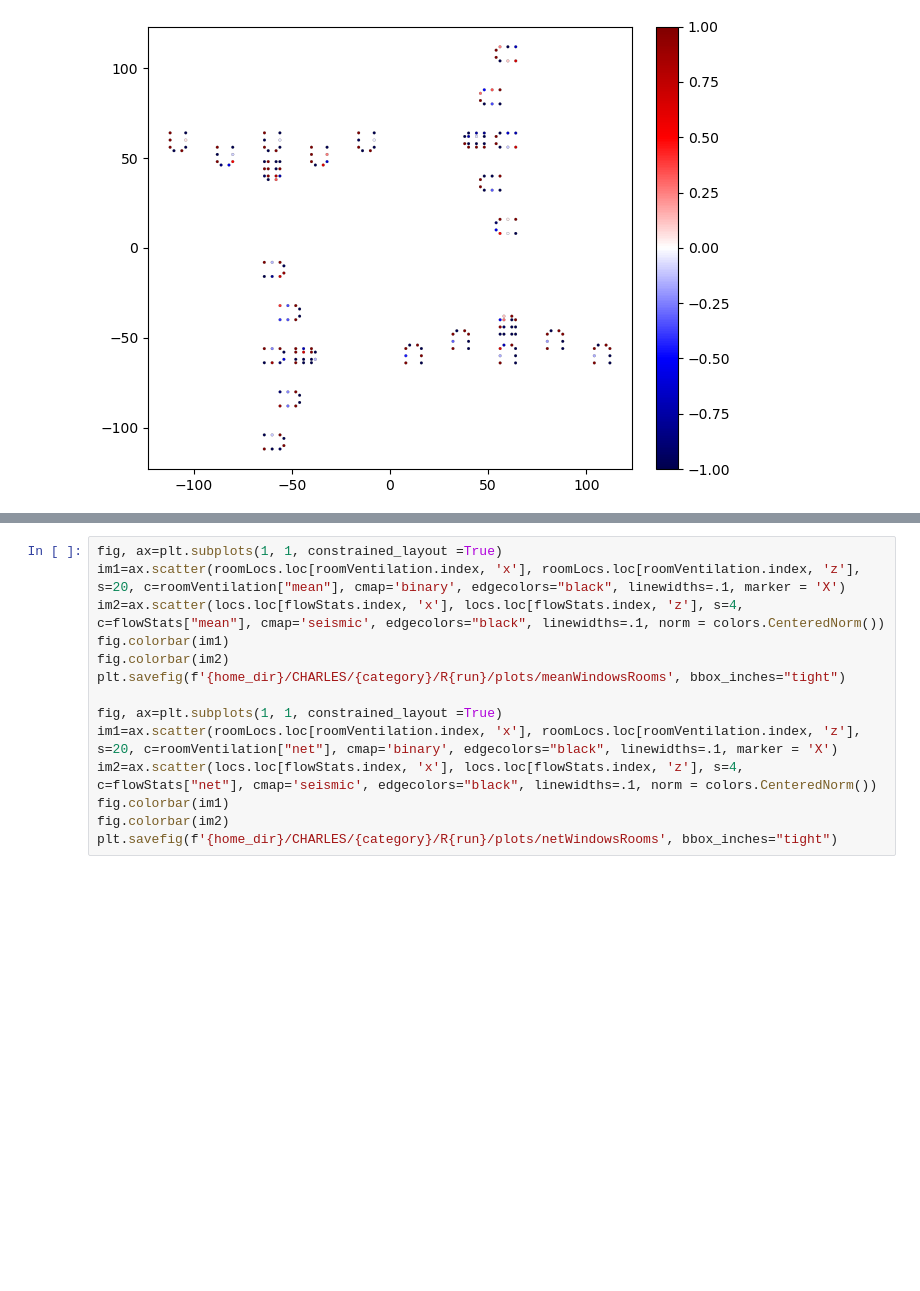
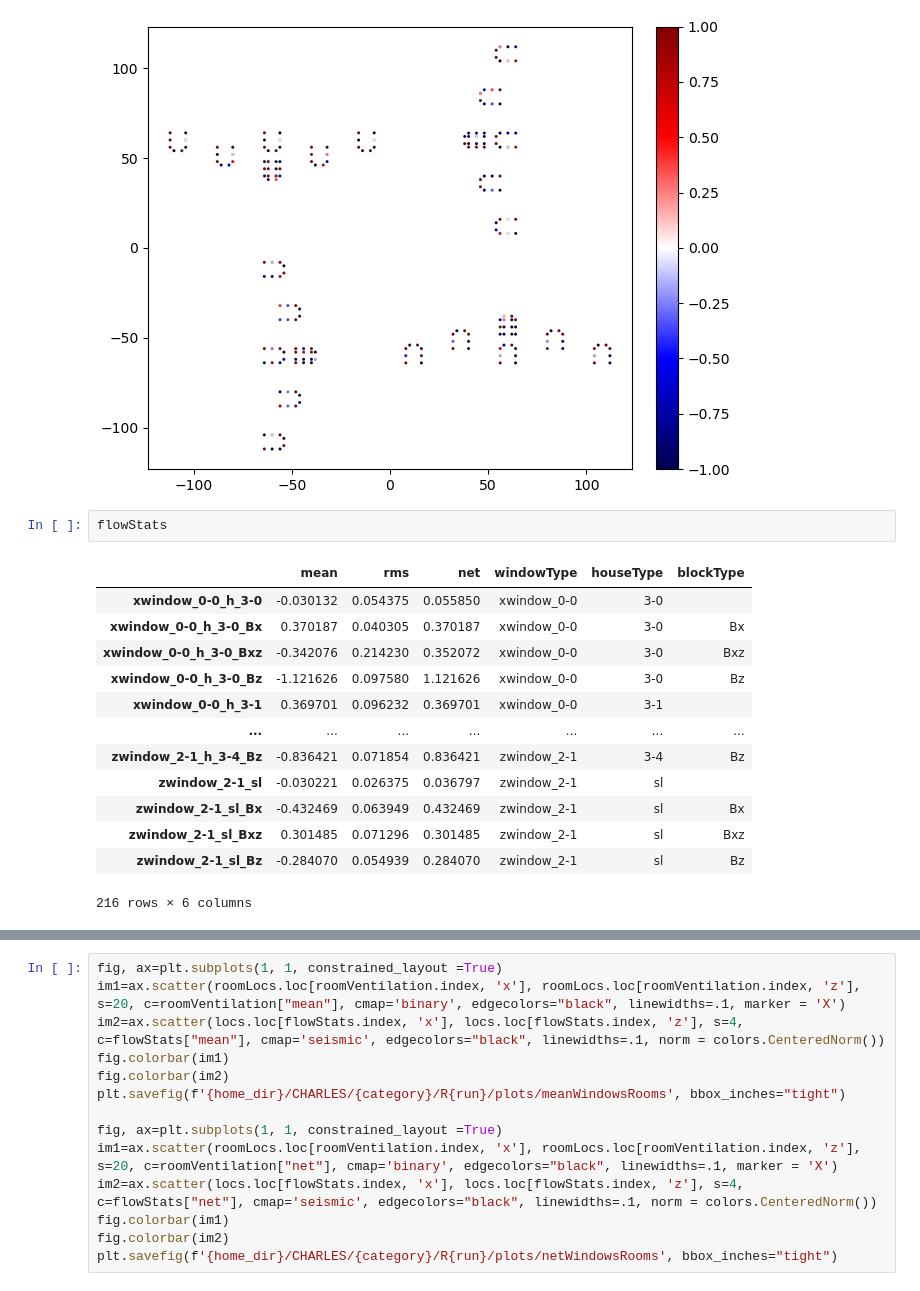
Before and after one commit to nbachand/city_block_cfd, a Jupyter notebook: config2_post-interior.ipynb, the cells around one changed output, grey strips where cells are left out. Cells and saved outputs as stored; diff of their text form; blank space fills up the shorter version.

```diff
--- a/config2_post-interior.ipynb
+++ b/config2_post-interior.ipynb
@@ -330,4 +330,20 @@ plt.savefig(f'{home_dir}/CHARLES/{category}/R{run}/plots/meanOnetInterior', bbox
 [figure]
 [figure]
 [figure]
+# %%
+flowStats
+# %% [output]
+|  | mean | rms | net | windowType | houseType | blockType |
+| xwindow_0-0_h_3-0 | -0.030132 | 0.054375 | 0.055850 | xwindow_0-0 | 3-0 |  |
+| xwindow_0-0_h_3-0_Bx | 0.370187 | 0.040305 | 0.370187 | xwindow_0-0 | 3-0 | Bx |
+| xwindow_0-0_h_3-0_Bxz | -0.342076 | 0.214230 | 0.352072 | xwindow_0-0 | 3-0 | Bxz |
+| xwindow_0-0_h_3-0_Bz | -1.121626 | 0.097580 | 1.121626 | xwindow_0-0 | 3-0 | Bz |
+| xwindow_0-0_h_3-1 | 0.369701 | 0.096232 | 0.369701 | xwindow_0-0 | 3-1 |  |
+| ... | ... | ... | ... | ... | ... | ... |
+| zwindow_2-1_h_3-4_Bz | -0.836421 | 0.071854 | 0.836421 | zwindow_2-1 | 3-4 | Bz |
+| zwindow_2-1_sl | -0.030221 | 0.026375 | 0.036797 | zwindow_2-1 | sl |  |
+| zwindow_2-1_sl_Bx | -0.432469 | 0.063949 | 0.432469 | zwindow_2-1 | sl | Bx |
+| zwindow_2-1_sl_Bxz | 0.301485 | 0.071296 | 0.301485 | zwindow_2-1 | sl | Bxz |
+| zwindow_2-1_sl_Bz | -0.284070 | 0.054939 | 0.284070 | zwindow_2-1 | sl | Bz |
+216 rows × 6 columns
 # %%
```
Also changed, not shown: parts of 8 cells of this notebook.
